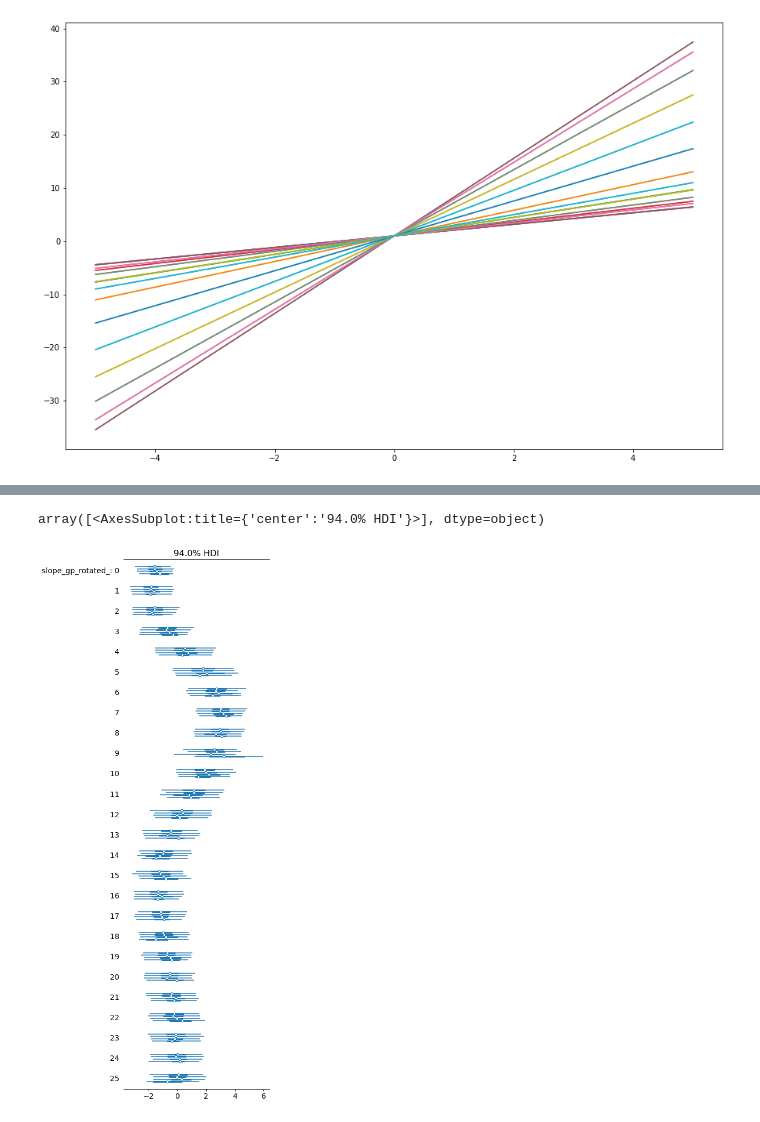
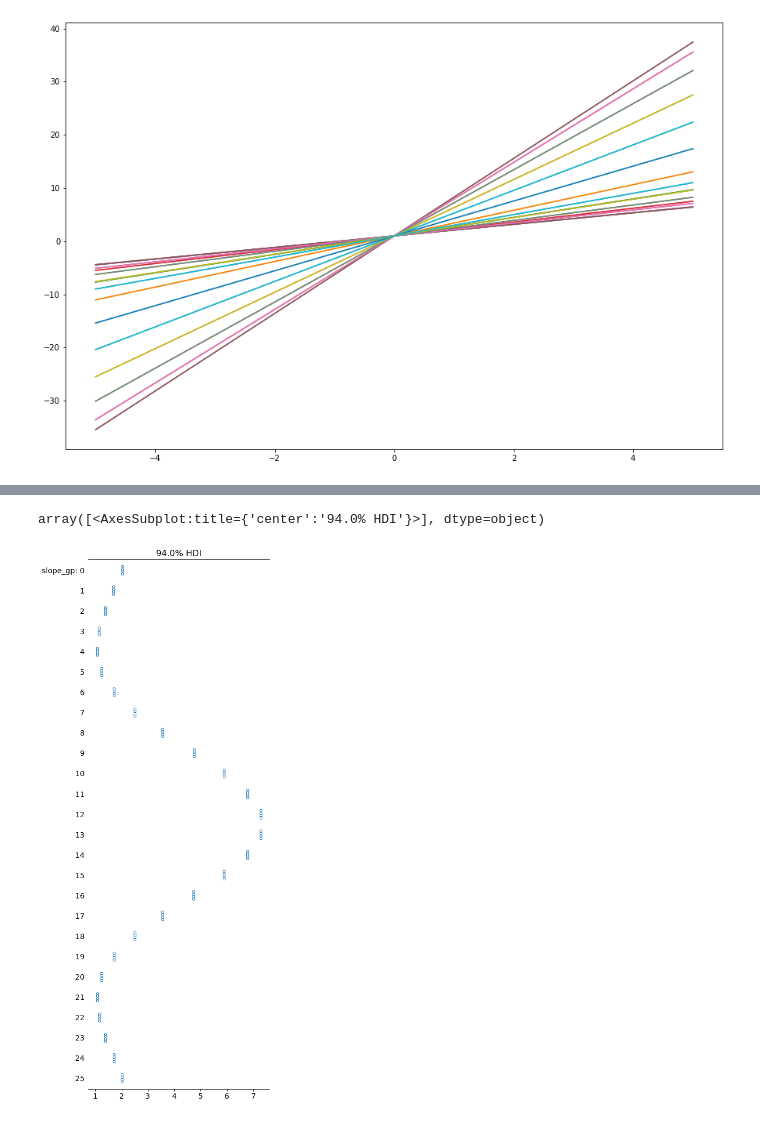
Before and after one commit to RoyLarson/parameter_gp, a Jupyter notebook: gp_example.ipynb, the cells around one changed output, grey strips where cells are left out. Drawn from its saved outputs; the diff is of its cells as text; code cells hidden in the pictures.

Commit message:
fixed issue of not projecting using slope

```diff
--- a/gp_example.ipynb
+++ b/gp_example.ipynb
@@ -64,13 +64,7 @@ plt.plot(x, perfect)
 t = np.linspace(0, 1, len(ascii_lowercase))
 truth_data = pd.DataFrame(
     [
-        (
-            c,
-            i,
-            t_c,
-            β_0_mean + rng.normal() * β_0_std,
-            β_1_mean + β_1_t(t_c) + rng.normal() * β_1_std,
-        )
+        (c, i, t_c, β_0_mean, β_1_mean + β_1_t(t_c),)
         for i, (c, t_c) in enumerate(zip(ascii_lowercase, t))
     ],
     columns=["item", "item_id", "init_time", "beta_0", "beta_1"],
@@ -103,17 +97,22 @@ x = np.linspace(0, 10, 20)
 
 # I know this is bad but it is simple
 item_col = []
+x_col = []
 measurements = []
 
 for _, row in truth_data.iterrows():
     item_col += [row["item"]] * len(x)
+    x_col += list(x)
     measurements += list(
         (row.beta_0 + row.beta_1 * x) + rng.normal(size=len(x)) * measurement_std
     )
 
 measurement_table = pd.DataFrame(
-    [(item, measurement) for item, measurement in zip(item_col, measurements)],
-    columns=["item", "measurement"],
+    [
+        (item, x, measurement)
+        for item, x, measurement in zip(item_col, x_col, measurements)
+    ],
+    columns=["item", "x", "measurement"],
 )
 measurement_table = measurement_table.merge(
     feature_data, how="left", left_on="item", right_on="item",
@@ -154,8 +153,8 @@ with pm.Model() as model:
     #         "slope_noise", mu=0, sigma=slope_sigma, shape=len(feature_data)
     #     )
 
-    slope_gp_η = pm.Exponential("slope_gp_η", 20)
-    slope_gp_ρ = pm.Exponential("slope_gp_ρ", 20)
+    slope_gp_η = pm.Exponential("slope_gp_η", 1)
+    slope_gp_ρ = pm.Exponential("slope_gp_ρ", 10)
     slope_gp_cov = (slope_gp_η ** 2) * pm.gp.cov.ExpQuad(1, slope_gp_ρ)
 
     slope_mean_dist = pm.Normal("slope_mean_dist", mu=0, sigma=10)
@@ -168,12 +167,11 @@ with pm.Model() as model:
 
     measurement_noise = pm.Exponential("measurement_noise", 1)
 
-    combined = pm.Deterministic("combined", intercept_mean + slope_gp_func)
-    #     combined_functions = pm.Deterministic(
-    #         "combined",
-    #         intercept_mean + intercept_noise + slope_mean + slope_noise + slope_gp_func,
-    #     )
-    mu = combined[measurement_table["item_id"].values]
+    mu = (
+        intercept_mean
+        + slope_gp_func[measurement_table["item_id"].values]
+        * measurement_table["x"].values
+    )
     obs = pm.Normal(
         "observed",
         mu=mu,
@@ -212,7 +210,7 @@ est
 # %%
 with model:
     trace = pm.sample(
-        tune=500000, draws=2000, target_accept=0.9, return_inferencedata=True
+        tune=000, draws=2000, target_accept=0.9, return_inferencedata=True
     )
 # %% [output]
 Auto-assigning NUTS sampler...
@@ -269,5 +261,5 @@ array([[<AxesSubplot:title={'center':'slope_gp_rotated_\n0'}>,
 # %%
-az.plot_forest(trace, var_names=["slope_gp_rotated_"])
+az.plot_forest(trace, var_names=["slope_gp"])
 # %% [output]
 array([<AxesSubplot:title={'center':'94.0% HDI'}>], dtype=object)
-[figure, old version]
+[figure, new version]
```
Also changed, not shown: parts of 6 cells of this notebook.
